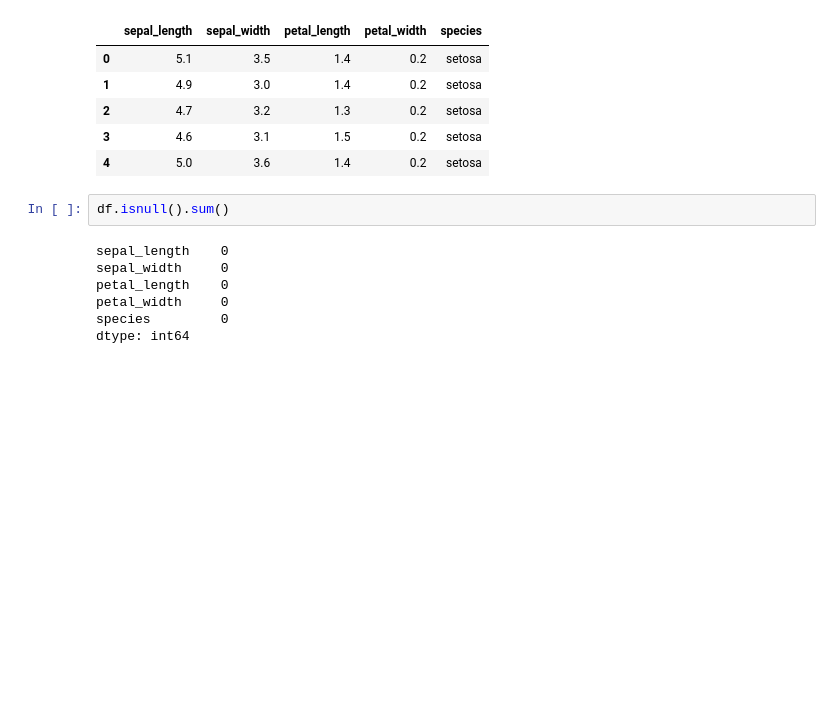
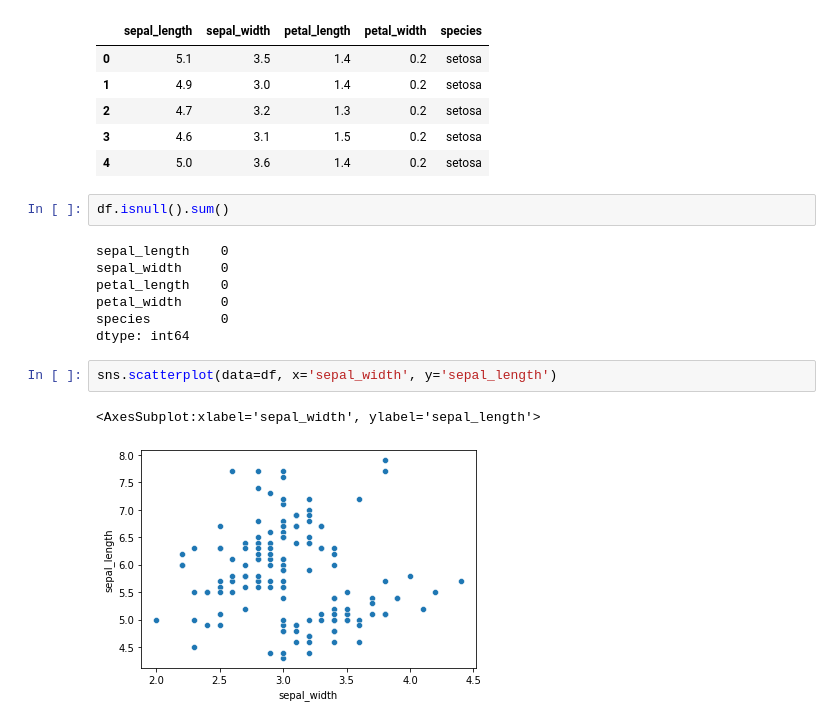
Before and after one commit to skanwngud/Python, a Jupyter notebook: Data/visualization_6.ipynb, the cells around one changed output. Cells and saved outputs as stored; diff of their text form; blank space fills up the shorter version.

```diff
--- a/Data/visualization_6.ipynb
+++ b/Data/visualization_6.ipynb
@@ -24,3 +24,8 @@ petal_length    0
 petal_width     0
 species         0
 dtype: int64
+# %%
+sns.scatterplot(data=df, x='sepal_width', y='sepal_length')
+# %% [output]
+<AxesSubplot:xlabel='sepal_width', ylabel='sepal_length'>
+[figure, added]
```
Also changed, not shown: parts of 10 cells of this notebook, 1 other file.
